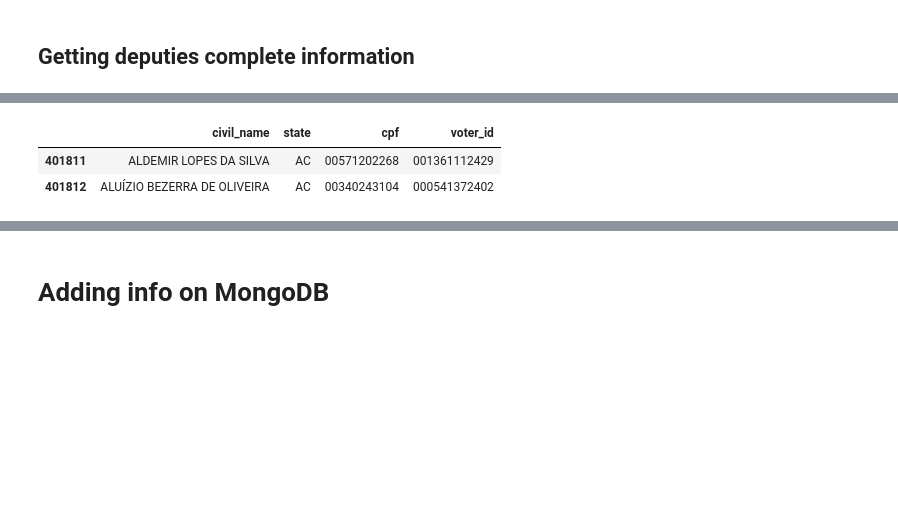
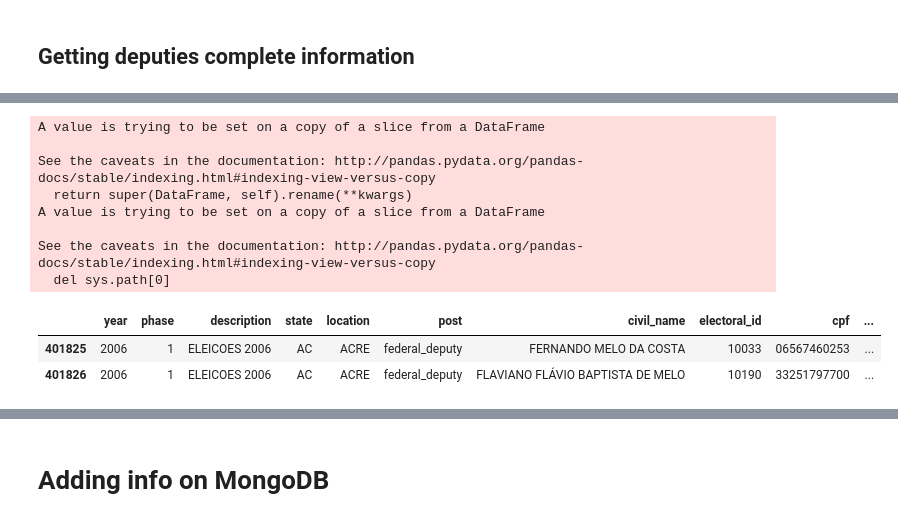
Before and after one commit to okfn-brasil/perfil-politico, a Jupyter notebook: notebooks/02-get-deputy-personal-info.ipynb, the cells around one changed output, grey strips where cells are left out. Drawn from its saved outputs; the diff is of its cells as text; code cells hidden in the pictures; blank space fills up the shorter version.

```diff
--- a/notebooks/02-get-deputy-personal-info.ipynb
+++ b/notebooks/02-get-deputy-personal-info.ipynb
@@ -17,17 +40,27 @@ tse_candidates.head()
 # %%
 # select only candidates to federal deputy
-deputy_candidates = tse_candidates[tse_candidates.post=='federal_deputy']
+deputy_candidates = tse_candidates[
+    (tse_candidates.post=='federal_deputy') &
+    (tse_candidates.result.isin(['elected', 'elected_by_party_quota']))]
 
 # select wanted features
-deputy_candidates = deputy_candidates[['name', 'state', 'cpf', 'voter_id']]
+#deputy_candidates = deputy_candidates[['name', 'state', 'cpf', 'voter_id', 'party']]
 
 # rename column
 deputy_candidates.rename(columns={'name': 'civil_name'}, inplace=True)
 
 # remove duplicates
 deputy_candidates.drop_duplicates(subset='cpf', inplace=True)
 deputy_candidates.head(2)
 # %% [output]
+A value is trying to be set on a copy of a slice from a DataFrame
+
+See the caveats in the documentation: http://pandas.pydata.org/pandas-docs/stable/indexing.html#indexing-view-versus-copy
+  return super(DataFrame, self).rename(**kwargs)
+A value is trying to be set on a copy of a slice from a DataFrame
+
+See the caveats in the documentation: http://pandas.pydata.org/pandas-docs/stable/indexing.html#indexing-view-versus-copy
+  del sys.path[0]
-|  | civil_name | state | cpf | voter_id |
-| 401811 | ALDEMIR LOPES DA SILVA | AC | 00571202268 | 001361112429 |
-| 401812 | ALUÍZIO BEZERRA DE OLIVEIRA | AC | 00340243104 | 000541372402 |
+|  | year | phase | description | state | location | post | civil_name | electoral_id | cpf | ... |
+| 401825 | 2006 | 1 | ELEICOES 2006 | AC | ACRE | federal_deputy | FERNANDO MELO DA COSTA | 10033 | 06567460253 | ... |
+| 401826 | 2006 | 1 | ELEICOES 2006 | AC | ACRE | federal_deputy | FLAVIANO FLÁVIO BAPTISTA DE MELO | 10190 | 33251797700 | ... |
```
Also changed, not shown: parts of 19 cells of this notebook, 1 other file.
